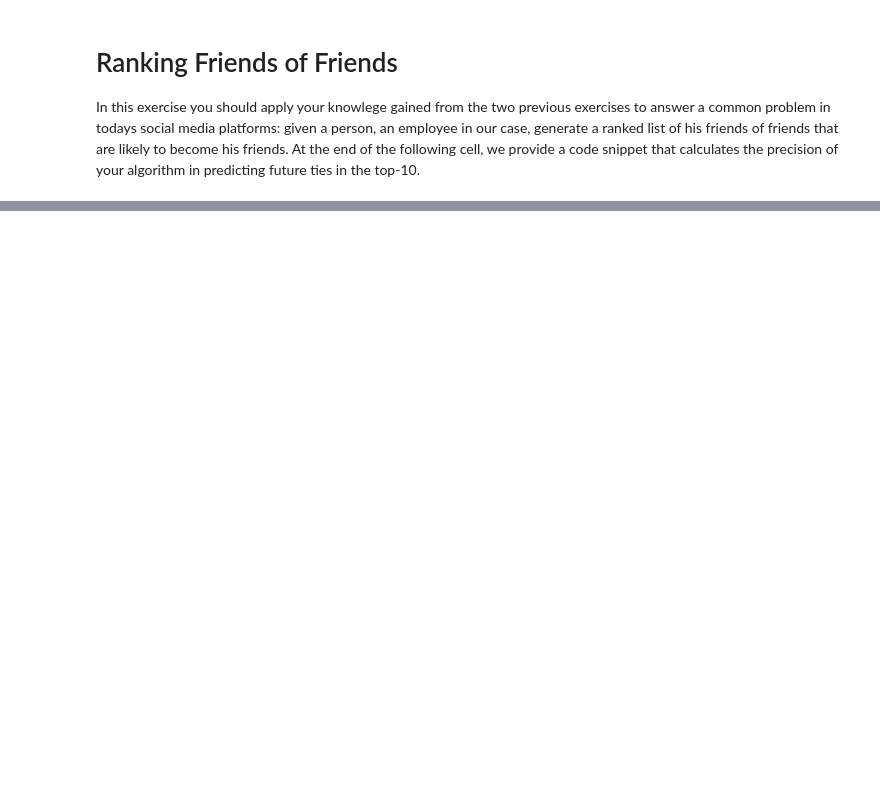
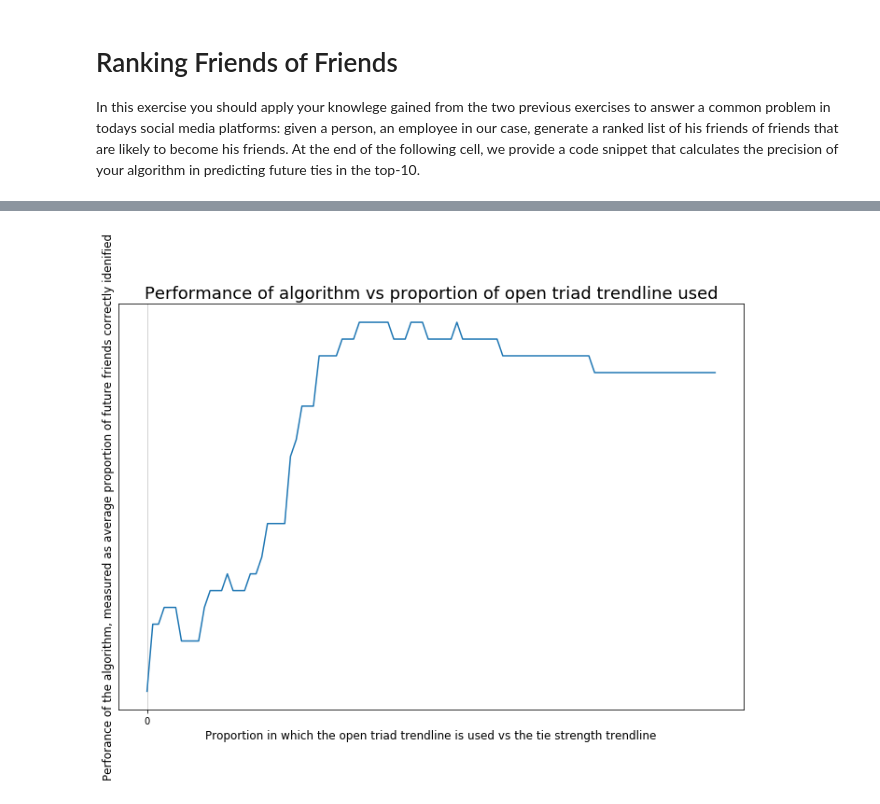
Before and after one commit to emielsteegh/network-data-science, a Jupyter notebook: week1proj/week1-project.ipynb, the cells around one changed output, grey strips where cells are left out. Drawn from its saved outputs; the diff is of its cells as text; code cells hidden in the pictures; blank space fills up the shorter version.

```diff
--- a/week1proj/week1-project.ipynb
+++ b/week1proj/week1-project.ipynb
@@ -308,38 +314,93 @@ result = {'879631': ['587677', '265264', '925761', '860536', '725186', '721127',
 
-def fof(G,n):
+def fof(graph,node):
     """
     returns the friends of friends of Node n in Graph G
     """
     res = set()
-    for n1 in G[n]:
-        res = res | set(G[n1])
-    res = res - set(G[n])
+    for neighbor in graph[node]:
+        res = res | set(graph[neighbor])
+    res = res - set(graph[node])
+    res.remove(node) # We added this line here to remove the node itself from this set of its FOFs, as it caused problems in our own code.
     return res
 
 # BEGIN SOLUTION
 # END SOLUTION
-
-def score(n, f):
+import random
+def score(node, friend,balance):
     """
     calculates a score by which potential friends should be sorted
     """
     s = 0
     # BEGIN SOLUTION
+    if node > friend:
+        pair = (node,friend)
+    else:
+        pair = (friend,node)
+
+
+    tie_strength = tie_strengths[pair]
+    triangle_count = triangle_counts[pair]
+    s = (open_triad_trendline(triangle_count)*balance + tie_strength_trendline(tie_strength)*(1-balance) )
+
+
     # END SOLUTION
     return s
 
 # Check
 topn = 20
 
-for n in nodes:
-    # get all friends of friends and their score
-    fofG1995 = fof(G1995, n)
-    l = [(f,score(n,f)) for f in fofG1995 ]
-    # sort descending by score
-    l.sort(key=lambda x: -x[1])
-    # count number of correct results
-    found = 0
-    for x,z in l[:topn]:
-        if x in result[n]:
-            found += 1
-    print n, found / float(topn)
+averages=[]
+balances=np.arange(0,1,0.01)
+# balances = [0.37]
+for balance in balances:
+    scores=[]
+    for node in nodes:
+        # get all friends of friends and their score
+        fofG1995 = fof(G1995, node)
+        l = [(f,score(node,f,balance)) for f in fofG1995 ]
+        # sort descending by score
+        l.sort(key=lambda x: -x[1])
+        # count number of correct results
+        found = 0
+        for x,z in l[:topn]:
+            if x in result[node]:
+                found += 1
+        performance = found / float (topn)
+        if balance == 0.37: #The best balance value of 0.37 was identified beforehand. We only print the performance here, to avoid printing large amounts of text
+            print node, performance
+        scores.append(performance)
+
+    avg = sum(scores)/len(scores)
+    averages.append(avg)
+
+best_balance_index = averages.index(max(averages))
+best_balance = balances[best_balance_index]
+print best_balance
+print max(averages)
+
+fig,ax = plt.subplots()
+
+plt.title('Performance of algorithm vs proportion of open triad trendline used', fontsize = 18)
+plt.ylabel('Perforance of the algorithm, measured as average proportion of future friends correctly idenified', fontsize = 12)
+plt.xlabel('Proportion in which the open triad trendline is used vs the tie strength trendline', fontsize = 12)
+
+x_max = max(balances)
+major_ticks_x = np.arange(0,x_max,2)
+minor_ticks_x = np.arange(0,x_max,1)
+ax.set_xticks(major_ticks_x)
+ax.set_xticks(minor_ticks_x, minor = True)
+
+y_max = max(averages)
+major_ticks_y = np.arange(0,y_max,0.2)
+minor_ticks_y = np.arange(0,y_max,0.1)
+ax.set_yticks(major_ticks_y)
+ax.set_yticks(minor_ticks_y, minor = True)
+
+ax.grid(which='major', alpha = 0.6)
+ax.grid(which='minor', alpha = 0.3)
+
+plt.plot(balances,averages)
+
+
+plt.show()
+# %% [output]
@@ -345,0 +411 @@ for n in nodes:
+[figure, added]
```
Also changed, not shown: parts of 7 cells of this notebook.
